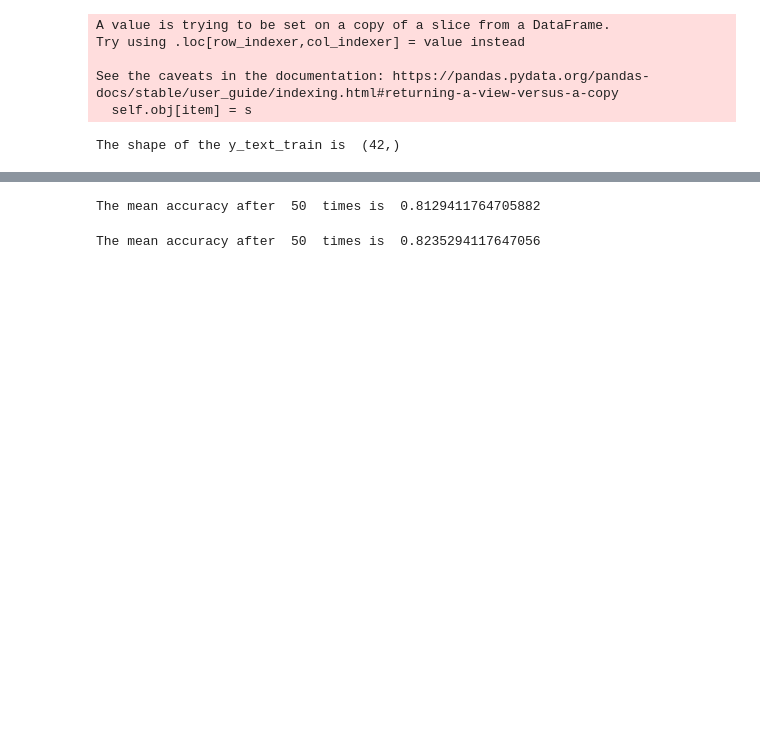
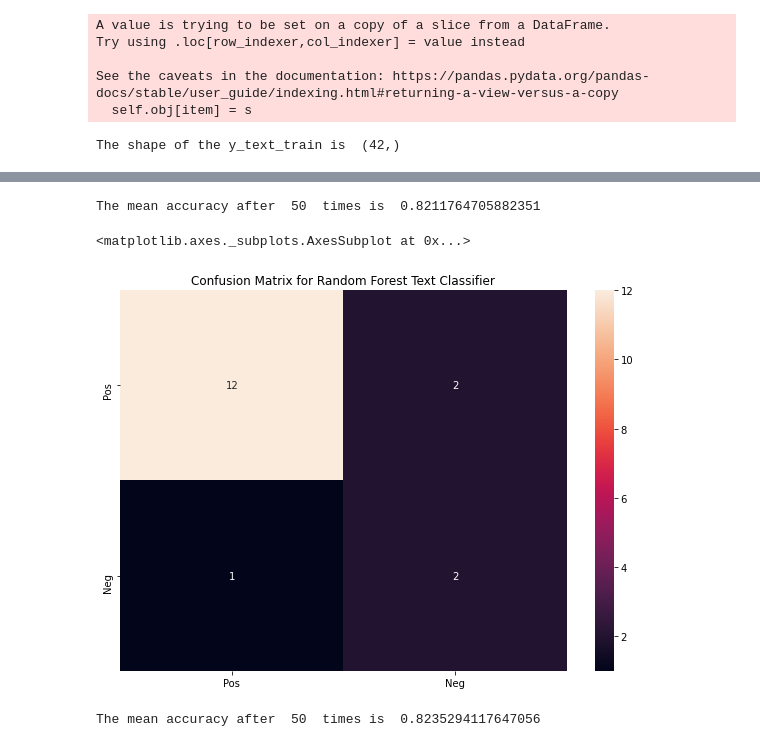
Before and after one commit to mnauf/covid, a Jupyter notebook: Machine_Learning_Text_Model.ipynb, the cells around one changed output, grey strips where cells are left out. Drawn from its saved outputs; the diff is of its cells as text; code cells hidden in the pictures; blank space fills up the shorter version.

Commit message:
Confusion Matrix

```diff
--- a/Machine_Learning_Text_Model.ipynb
+++ b/Machine_Learning_Text_Model.ipynb
@@ -218,21 +239,25 @@ def split_data(input_x_array , y_text_array , test_size=0.2 , random_state=1 ):
 
   X_train, X_val, y_train, y_val = train_test_split(X_train, y_train, test_size=0.5, random_state=1) # 0.5 x 0.8 = 0.4
 
-  return X_train, X_val, y_train, y_val
+  y_train = y_train.astype('int')
+  y_test = y_test.astype('int')
+  y_val = y_val.astype('int')
+
+  return X_train, X_val, y_train, y_val , X_test , y_test
 # %%
 # Random Forest Classifer
 
-def rf_model(x_train , y_train , x_test , y_test):
-  y_train = y_train.astype('int')
-  y_test = y_test.astype('int')
+def rf_model(x_train , y_train , x_val , y_val , x_test , y_test):
   model = rf()
   model.fit(x_train , y_train)
 
   # Evaluate the model
 
 
-  score = model.score(x_test , y_test)
-  return score
+
+  score = model.score(x_val , y_val)
+  predictions = model.predict(x_val)
+  return score , predictions
 
 
 # Perfrom ten times and average the results
@@ -241,16 +266,36 @@ def rf_model(x_train , y_train , x_test , y_test):
 num_times = 50
 total_acc = np.zeros(num_times)
 
+predictions_rf = []
+
 for i in range(0, num_times):
-  X_train, X_val, y_train, y_val = split_data(input_x_array , y_text_array)
-  acc = rf_model(X_train , y_train, X_val , y_val)
+  X_train, X_val, y_train, y_val , X_test , y_test = split_data(input_x_array , y_text_array)
+  acc , predictions_rf = rf_model(X_train , y_train, X_val , y_val , X_test , y_test)
   total_acc[i] = acc
 
 mean = np.mean(total_acc)
 
 print('The mean accuracy after ' , num_times , ' times is '  , mean)
 # %% [output]
-The mean accuracy after  50  times is  0.8129411764705882
+The mean accuracy after  50  times is  0.8211764705882351
+# %%
+# RF Heatmap
+
+
+CM = confusion_matrix(y_val, predictions_rf)
+
+
+
+df_cm = pd.DataFrame(CM, index = ["Pos" , "Neg"],
+                  columns = ["Pos" , "Neg"])
+plt.figure(figsize = (10,7))
+plt.xlabel('Predicted')
+plt.ylabel('True Values')
+plt.title('Confusion Matrix for Random Forest Text Classifier')
+seaborn.heatmap(df_cm, annot=True)
+# %% [output]
+<matplotlib.axes._subplots.AxesSubplot at 0x...>
+[figure, added]
 # %%
 #  SVM
 def svm_model(x_train , y_train , x_test , y_test , kernel , C):
```
Also changed, not shown: parts of 5 cells of this notebook.
